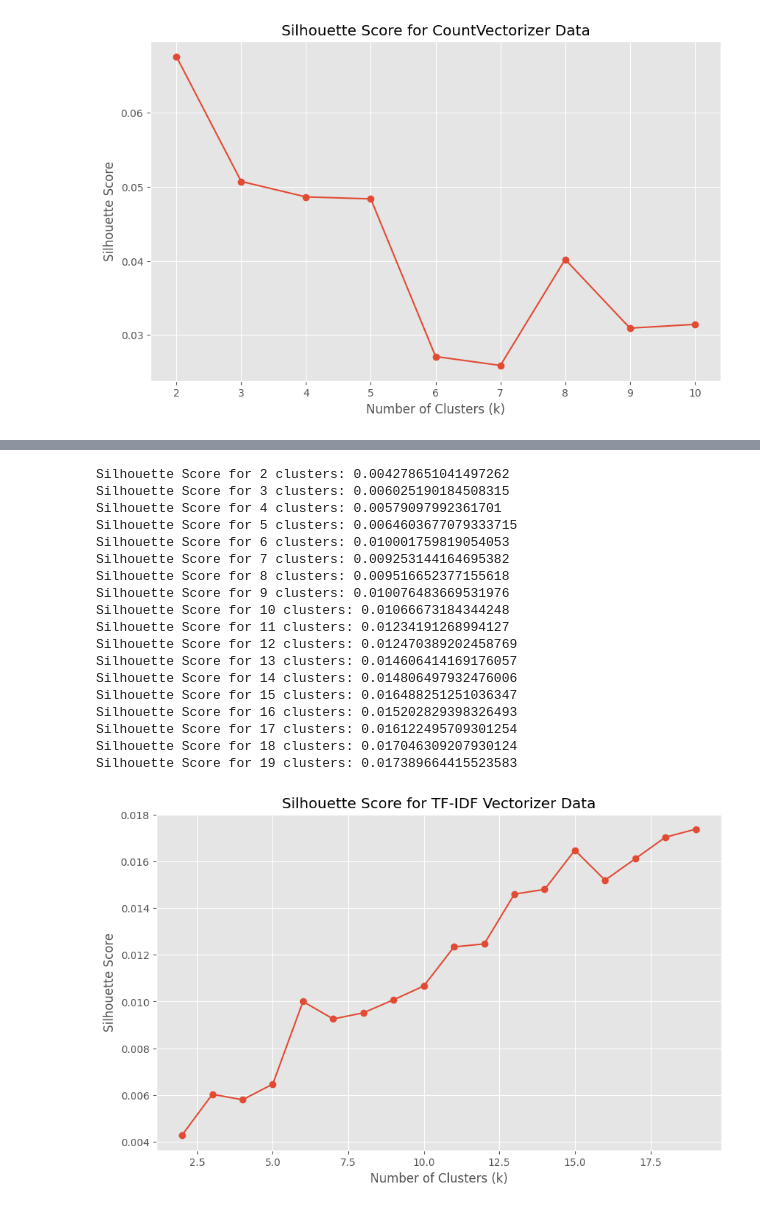
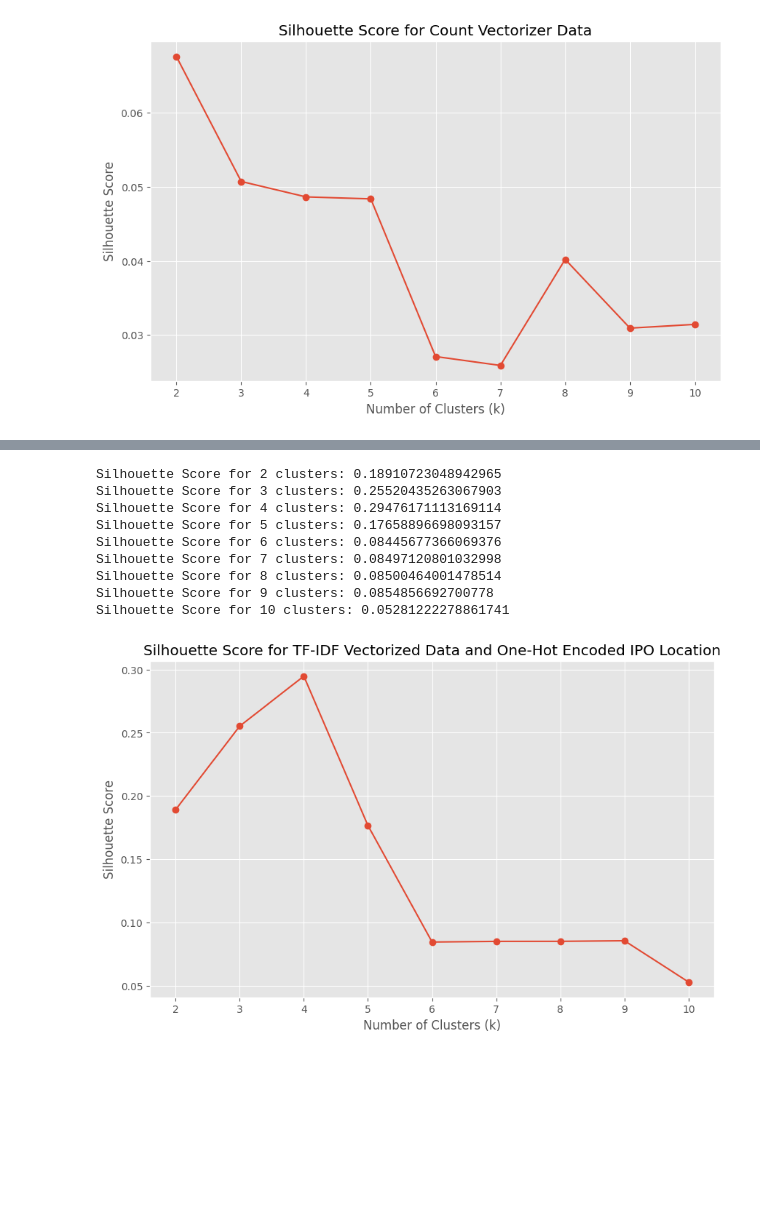
Before and after one commit to pankaj-beldar/patent-data-NLP-classification, a Jupyter notebook: countvector_tfidf.ipynb, the cells around one changed output, grey strips where cells are left out. Drawn from its saved outputs; the diff is of its cells as text; code cells hidden in the pictures; blank space fills up the shorter version.

```diff
--- a/countvector_tfidf.ipynb
+++ b/countvector_tfidf.ipynb
@@ -199,21 +131,21 @@ from sklearn.cluster import KMeans
 from sklearn.metrics import silhouette_score
 import matplotlib.pyplot as plt
 
-# Read data from CSV file
-
+# Load your data into a DataFrame (assuming it's already loaded as 'df')
+# df = pd.read_csv('your_dataset.csv')  # Uncomment this line and replace 'your_dataset.csv' with your actual file path if your data is in a CSV file
 
 # Extract the 'new_title' column from the DataFrame
-data = text_df['new_title']
+titles = df['new_title']
 
 # Initialize CountVectorizer
 count_vectorizer = CountVectorizer()
 
-# Fit and transform the data using CountVectorizer
-count_vectorized_data = count_vectorizer.fit_transform(data)
+# Fit and transform the 'new_title' data using CountVectorizer
+count_vectorized_data = count_vectorizer.fit_transform(titles)
 
 # Calculate silhouette score for different values of k
 silhouette_scores = []
-possible_k_values = range(2, 11)  # You can adjust the range of k values as needed
+possible_k_values = range(2, 11)
 
 for k in possible_k_values:
     kmeans = KMeans(n_clusters=k, random_state=42)
@@ -227,7 +159,7 @@ plt.figure(figsize=(10, 6))
 plt.plot(possible_k_values, silhouette_scores, marker='o')
 plt.xlabel('Number of Clusters (k)')
 plt.ylabel('Silhouette Score')
-plt.title('Silhouette Score for CountVectorizer Data')
+plt.title('Silhouette Score for Count Vectorizer Data')
 plt.grid(True)
 plt.show()
 # %% [output]
@@ -244,58 +237,61 @@ Silhouette Score for 10 clusters: 0.031436306176441775
 # %%
 import pandas as pd
 from sklearn.feature_extraction.text import TfidfVectorizer
+from sklearn.preprocessing import OneHotEncoder
+from scipy.sparse import hstack
 from sklearn.cluster import KMeans
 from sklearn.metrics import silhouette_score
 import matplotlib.pyplot as plt
 
-# Read data from CSV file
+# Load your data into a DataFrame (assuming it's already loaded as 'df')
+# df = pd.read_csv('your_dataset.csv')  # Uncomment this line and replace 'your_dataset.csv' with your actual file path if your data is in a CSV file
 
+# Extract 'new_title' and 'IPO_LOCATION' columns from the DataFrame
+titles = df['new_title']
+locations = df[['IPO_LOCATION']]
 
-# Extract the 'new_title' column from the DataFrame
-data = text_df['new_title']
+# Initialize TF-IDF Vectorizer for 'new_title'
+title_vectorizer = TfidfVectorizer()
 
-# Initialize TF-IDF Vectorizer
-tfidf_vectorizer = TfidfVectorizer()
+# Initialize OneHotEncoder for 'IPO_LOCATION'
+location_encoder = OneHotEncoder()
 
-# Fit and transform the data using TF-IDF Vectorizer
-tfidf_vectorized_data = tfidf_vectorizer.fit_transform(data)
+# Apply TF-IDF Vectorization to 'new_title'
+title_tfidf_data = title_vectorizer.fit_transform(titles)
+
+# Apply OneHotEncoder to 'IPO_LOCATION'
+location_encoded_data = location_encoder.fit_transform(locations)
+
+# Combine the sparse matrices using hstack
+combined_data = hstack([title_tfidf_data, location_encoded_data])
 
 # Calculate silhouette score for different values of k
 silhouette_scores = []
-possible_k_values = range(2, 20)  # You can adjust the range of k values as needed
+possible_k_values = range(2, 11)
 
 for k in possible_k_values:
     kmeans = KMeans(n_clusters=k, random_state=42)
-    cluster_labels = kmeans.fit_predict(tfidf_vectorized_data)
-    silhouette_avg = silhouette_score(tfidf_vectorized_data, cluster_labels)
+    cluster_labels = kmeans.fit_predict(combined_data)
+    silhouette_avg = silhouette_score(combined_data, cluster_labels)
     silhouette_scores.append(silhouette_avg)
     print(f"Silhouette Score for {k} clusters: {silhouette_avg}")
 
 # Plot the silhouette scores
 plt.figure(figsize=(10, 6))
 plt.plot(possible_k_values, silhouette_scores, marker='o')
 plt.xlabel('Number of Clusters (k)')
 plt.ylabel('Silhouette Score')
-plt.title('Silhouette Score for TF-IDF Vectorizer Data')
+plt.title('Silhouette Score for TF-IDF Vectorized Data and One-Hot Encoded IPO Location')
 plt.grid(True)
 plt.show()
 # %% [output]
-Silhouette Score for 2 clusters: 0.004278651041497262
-Silhouette Score for 3 clusters: 0.006025190184508315
-Silhouette Score for 4 clusters: 0.00579097992361701
-Silhouette Score for 5 clusters: 0.0064603677079333715
-Silhouette Score for 6 clusters: 0.010001759819054053
-Silhouette Score for 7 clusters: 0.009253144164695382
-Silhouette Score for 8 clusters: 0.009516652377155618
-Silhouette Score for 9 clusters: 0.010076483669531976
-Silhouette Score for 10 clusters: 0.01066673184344248
-Silhouette Score for 11 clusters: 0.01234191268994127
-Silhouette Score for 12 clusters: 0.012470389202458769
-Silhouette Score for 13 clusters: 0.014606414169176057
-Silhouette Score for 14 clusters: 0.014806497932476006
-Silhouette Score for 15 clusters: 0.016488251251036347
-Silhouette Score for 16 clusters: 0.015202829398326493
-Silhouette Score for 17 clusters: 0.016122495709301254
-Silhouette Score for 18 clusters: 0.017046309207930124
-Silhouette Score for 19 clusters: 0.017389664415523583
+Silhouette Score for 2 clusters: 0.18910723048942965
+Silhouette Score for 3 clusters: 0.25520435263067903
+Silhouette Score for 4 clusters: 0.29476171113169114
+Silhouette Score for 5 clusters: 0.17658896698093157
+Silhouette Score for 6 clusters: 0.08445677366069376
+Silhouette Score for 7 clusters: 0.08497120801032998
+Silhouette Score for 8 clusters: 0.08500464001478514
+Silhouette Score for 9 clusters: 0.0854856692700778
+Silhouette Score for 10 clusters: 0.05281222278861741
-[figure, old version]
+[figure, new version]
```
Also changed, not shown: parts of 12 cells of this notebook.
